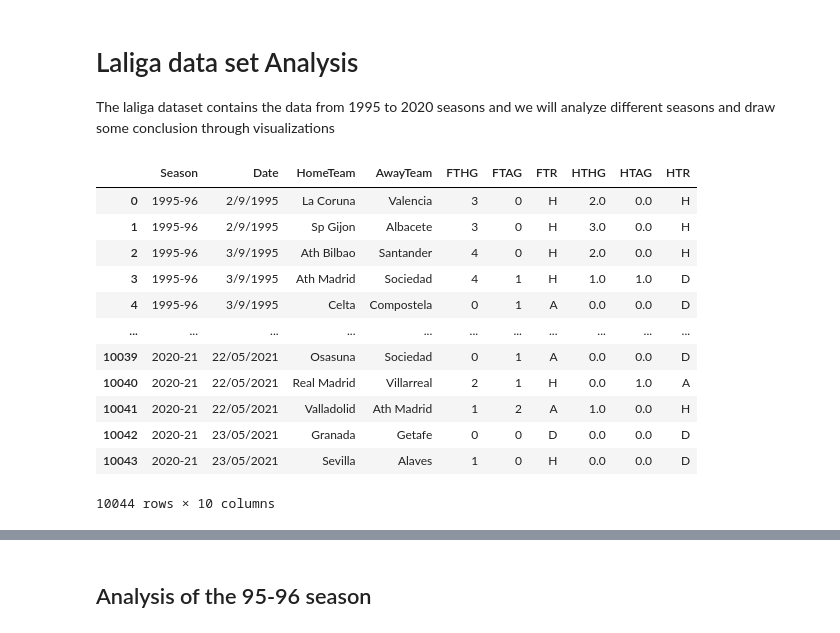
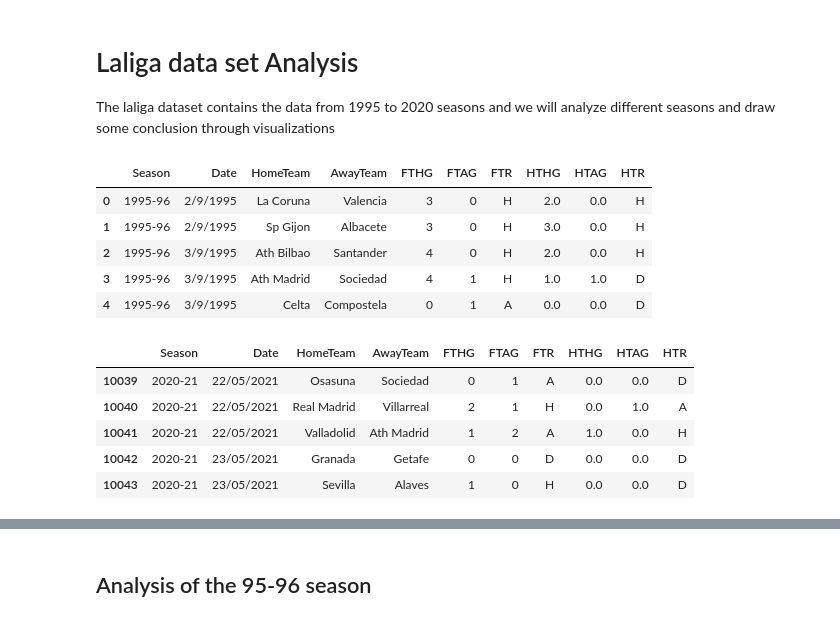
Before and after one commit to Wisal-Mukhtiar/Data_Science_Projects, a Jupyter notebook: Data_manipulation_projects/Analysis_of_laliga_dataset/laliga.ipynb, the cells around one changed output, grey strips where cells are left out. Cells and saved outputs as stored; diff of their text form; code cells hidden in the pictures.

```diff
--- a/Data_manipulation_projects/Analysis_of_laliga_dataset/laliga.ipynb
+++ b/Data_manipulation_projects/Analysis_of_laliga_dataset/laliga.ipynb
@@ -12,21 +12,23 @@ pd.options.mode.chained_assignment = None  # default='warn'
 # %%
 laliga = pd.read_csv('dataset/laliga.csv')
 # %%
-laliga
+laliga.head(5)
 # %% [output]
 |  | Season | Date | HomeTeam | AwayTeam | FTHG | FTAG | FTR | HTHG | HTAG | HTR |
 | 0 | 1995-96 | 2/9/1995 | La Coruna | Valencia | 3 | 0 | H | 2.0 | 0.0 | H |
 | 1 | 1995-96 | 2/9/1995 | Sp Gijon | Albacete | 3 | 0 | H | 3.0 | 0.0 | H |
 | 2 | 1995-96 | 3/9/1995 | Ath Bilbao | Santander | 4 | 0 | H | 2.0 | 0.0 | H |
 | 3 | 1995-96 | 3/9/1995 | Ath Madrid | Sociedad | 4 | 1 | H | 1.0 | 1.0 | D |
 | 4 | 1995-96 | 3/9/1995 | Celta | Compostela | 0 | 1 | A | 0.0 | 0.0 | D |
-| ... | ... | ... | ... | ... | ... | ... | ... | ... | ... | ... |
-| 10039 | 2020-21 | 22/05/2021 | Osasuna | Sociedad | 0 | 1 | A | 0.0 | 0.0 | D |
-| 10040 | 2020-21 | 22/05/2021 | Real Madrid | Villarreal | 2 | 1 | H | 0.0 | 1.0 | A |
-| 10041 | 2020-21 | 22/05/2021 | Valladolid | Ath Madrid | 1 | 2 | A | 1.0 | 0.0 | H |
-| 10042 | 2020-21 | 23/05/2021 | Granada | Getafe | 0 | 0 | D | 0.0 | 0.0 | D |
-| 10043 | 2020-21 | 23/05/2021 | Sevilla | Alaves | 1 | 0 | H | 0.0 | 0.0 | D |
-10044 rows × 10 columns
+# %%
+laliga.tail(5)
+# %% [output]
+|  | Season | Date | HomeTeam | AwayTeam | FTHG | FTAG | FTR | HTHG | HTAG | HTR |
+| 10039 | 2020-21 | 22/05/2021 | Osasuna | Sociedad | 0 | 1 | A | 0.0 | 0.0 | D |
+| 10040 | 2020-21 | 22/05/2021 | Real Madrid | Villarreal | 2 | 1 | H | 0.0 | 1.0 | A |
+| 10041 | 2020-21 | 22/05/2021 | Valladolid | Ath Madrid | 1 | 2 | A | 1.0 | 0.0 | H |
+| 10042 | 2020-21 | 23/05/2021 | Granada | Getafe | 0 | 0 | D | 0.0 | 0.0 | D |
+| 10043 | 2020-21 | 23/05/2021 | Sevilla | Alaves | 1 | 0 | H | 0.0 | 0.0 | D |
 # %%
 laliga.info()
 # %% [output]
```
Also changed, not shown: parts of 1 cell of this notebook.
